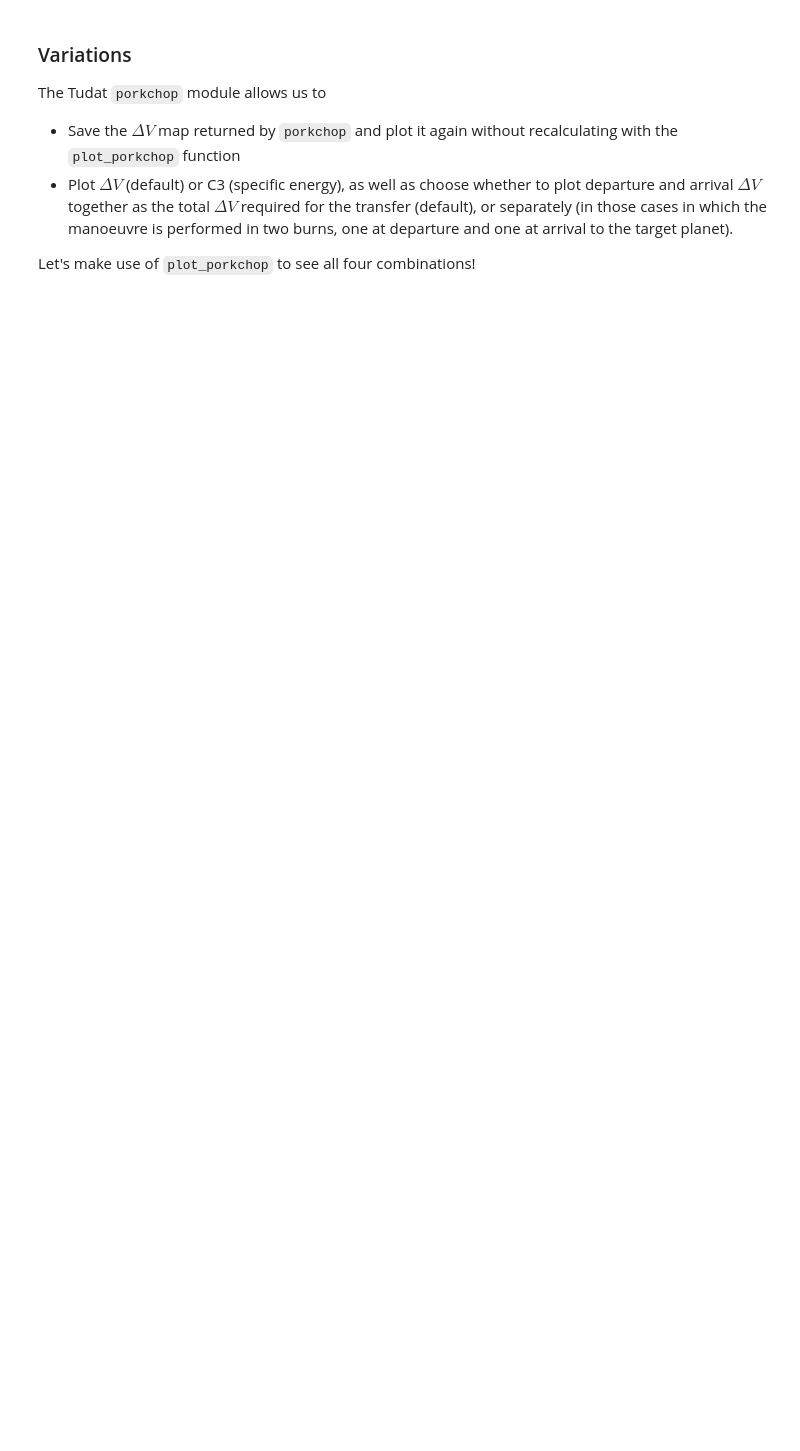
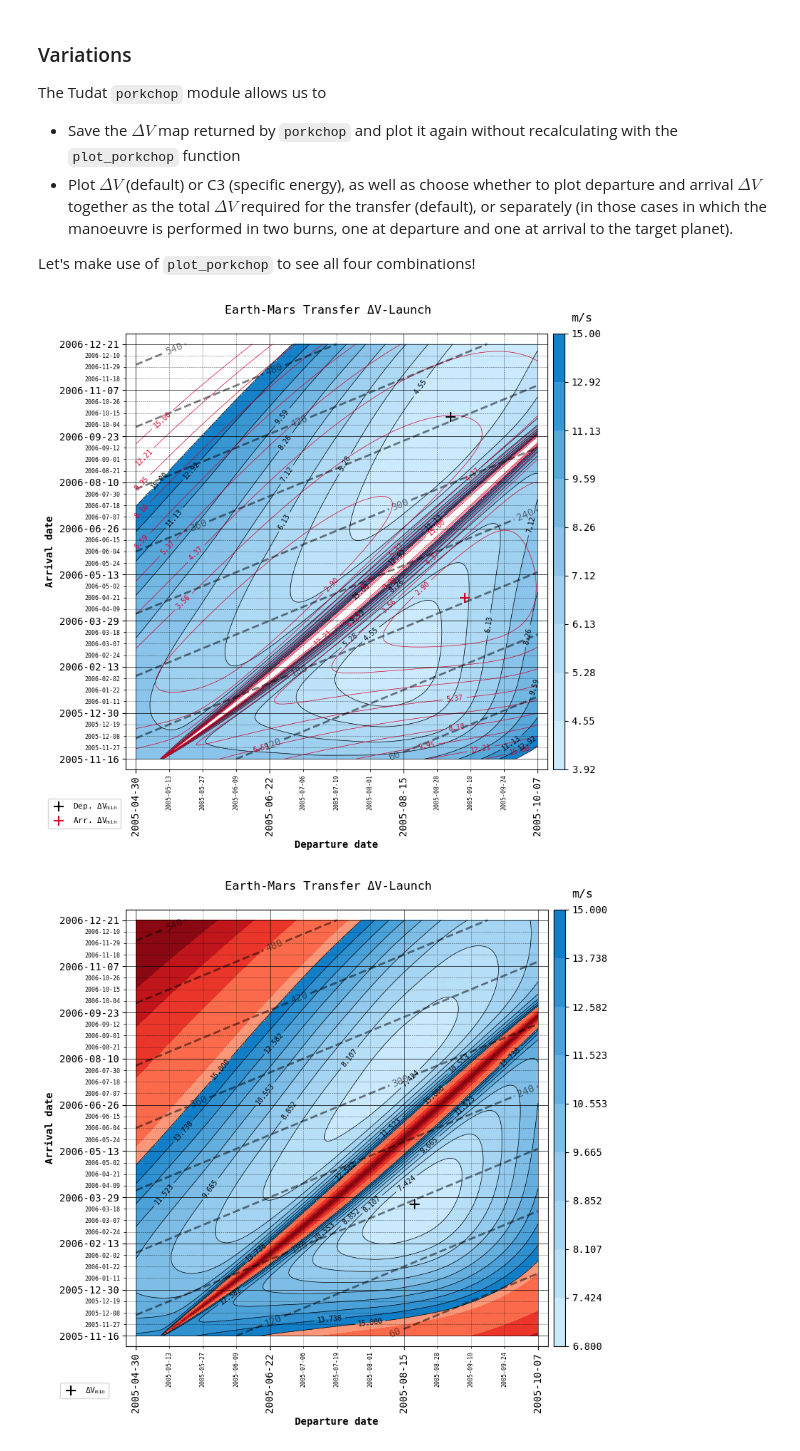
Before and after one commit to tudat-team/tudat-space, a Jupyter notebook: docs/source/_src_getting_started/_src_examples/notebooks/mission_design/earth_mars_transfer_window.ipynb, the cells around one changed output. Cells and saved outputs as stored; diff of their text form; code cells hidden in the pictures; blank space fills up the shorter version.

```diff
--- a/docs/source/_src_getting_started/_src_examples/notebooks/mission_design/earth_mars_transfer_window.ipynb
+++ b/docs/source/_src_getting_started/_src_examples/notebooks/mission_design/earth_mars_transfer_window.ipynb
@@ -111,18 +137,21 @@ Let's make use of `plot_porkchop` to see all four combinations!
 # %%
 cases = [
     {'C3': False, 'total': False, 'threshold': 15 , 'filename': 'figures/ΔV.png'},
     {'C3': False, 'total': True,  'threshold': 15 , 'filename': 'figures/Δ_tot.png'},
     {'C3': True,  'total': False, 'threshold': 42 , 'filename': 'figures/C3.png'},
     {'C3': True,  'total': True,  'threshold': 100, 'filename': 'figures/C3_tot.png'}
 ]
 
 for case in cases:
     plot_porkchop(
         departure_body   = departure_body,
         target_body      = target_body,
         departure_epochs = departure_epochs,
         arrival_epochs   = arrival_epochs,
         delta_v          = ΔV,
-        save             = True,
+        save             = False,
         **case
     )
+# %% [output]
+[figure, added]
+[figure, added]
```
Also changed, not shown: parts of 10 cells of this notebook.
